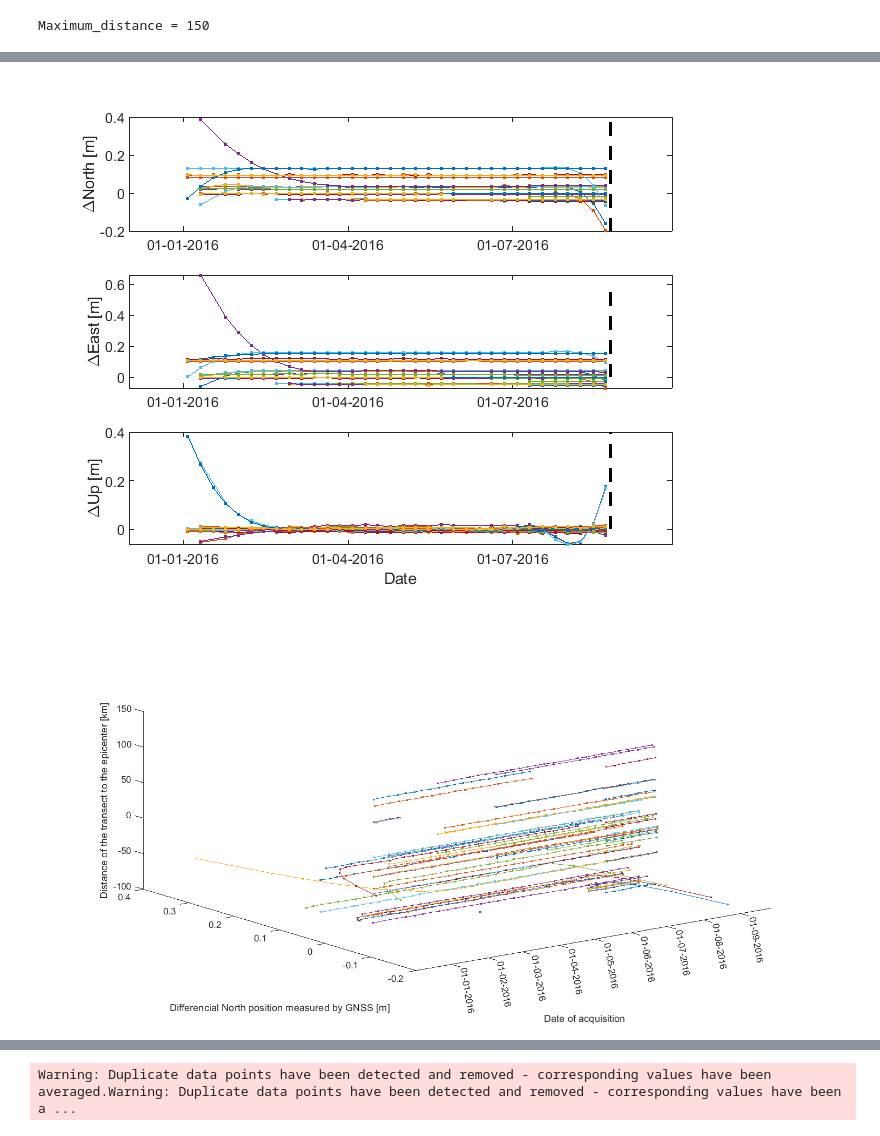
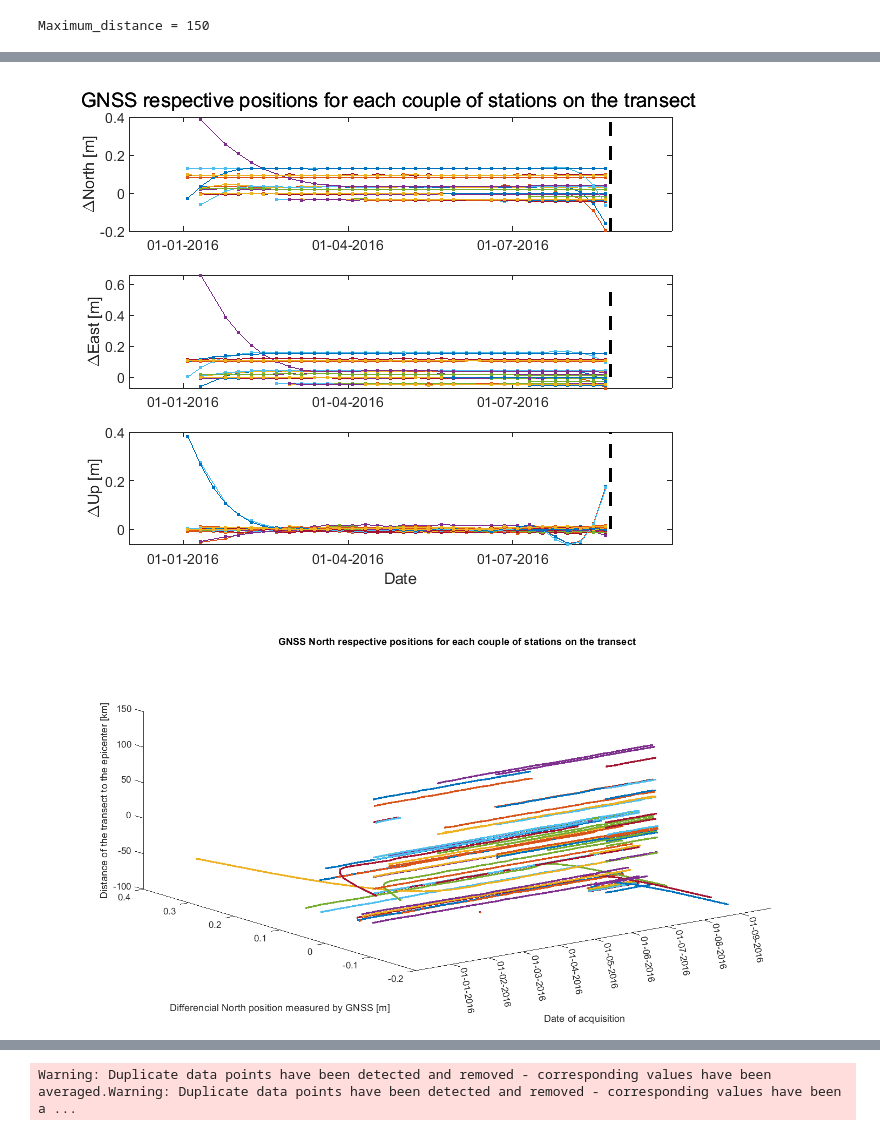
Before and after one commit to dedalomarchetti/SEISMO-VRE, a Jupyter notebook: SEISMO-VRE_Matlab_v1.0.ipynb, the cells around one changed output, grey strips where cells are left out. Drawn from its saved outputs; the diff is of its cells as text; code cells hidden in the pictures.

```diff
--- a/SEISMO-VRE_Matlab_v1.0.ipynb
+++ b/SEISMO-VRE_Matlab_v1.0.ipynb
@@ -487,49 +488,57 @@ subplot(3,1,3)
 datetick('x', 'dd-mm-yyyy', 'keeplimits');
 xlabel('Date')
 ylabel('\DeltaUp [m]');
+sgtitle("GNSS respective positions for each couple of stations on the transect", 'FontSize', 12)
+
 
 % Repeat the previous graph of the time series in a separated 3D plot for time series with the vertical axis
 % in function of the transect distance to the earthquake
+%Preparation of large figure for North component
 figure('Position', [1 1 1200 600])
 for i = 1:size(results_from_perpendicular_stations,1)
     distance_GNSS = results_from_perpendicular_stations{i}.distance;
     data_station = results_from_perpendicular_stations{i}.differences_GNSS;
     time_data_station = results_from_perpendicular_stations{i}.time_differences_GNSS;
-    plot3(time_data_station, data_station(:,1), distance_GNSS*ones(size(time_data_station, 1), 1), '.-');
+    plot3(time_data_station, data_station(:,1), distance_GNSS*ones(size(time_data_station, 1), 1), '.-', 'LineWidth', 2);
     hold on;
 end
 datetick('x', 'dd-mm-yyyy', 'keeplimits');
 xlabel('Date of acquisition')
 ylabel('Differencial North position measured by GNSS [m]')
 zlabel('Distance of the transect to the epicenter [km]');
+title("GNSS North respective positions for each couple of stations on the transect")
 
+%Preparation of large figure for East component
 figure('Position', [1 1 1200 600])
 for i = 1:size(results_from_perpendicular_stations,1)
     distance_GNSS = results_from_perpendicular_stations{i}.distance;
     data_station = results_from_perpendicular_stations{i}.differences_GNSS;
     time_data_station = results_from_perpendicular_stations{i}.time_differences_GNSS;
-    plot3(time_data_station, data_station(:,2), distance_GNSS*ones(size(time_data_station, 1), 1), '.-');
+    plot3(time_data_station, data_station(:,2), distance_GNSS*ones(size(time_data_station, 1), 1), '.-', 'LineWidth', 2);
     hold on;
 end
 datetick('x', 'dd-mm-yyyy', 'keeplimits');
 xlabel('Date of acquisition')
 ylabel('Differencial East position measured by GNSS [m]')
 zlabel('Distance of the transect to the epicenter [km]');
+title("GNSS East respective positions for each couple of stations on the transect")
 
+%Preparation of large figure for Up component
 figure('Position', [1 1 1200 600])
 for i = 1:size(results_from_perpendicular_stations,1)
     distance_GNSS = results_from_perpendicular_stations{i}.distance;
     data_station = results_from_perpendicular_stations{i}.differences_GNSS;
     time_data_station = results_from_perpendicular_stations{i}.time_differences_GNSS;
     plot3(time_data_station, data_station(:,3), distance_GNSS*ones(size(time_data_station, 1), 1), '.-', 'LineWidth', 2);
     hold on;
 end
 datetick('x', 'dd-mm-yyyy', 'keeplimits');
 xlabel('Date of acquisition', 'FontSize', 14)
 ylabel('Differencial Up position measured by GNSS [m]', 'FontSize', 14)
 zlabel('Distance of the transect to the epicenter [km]', 'FontSize', 14);
+title("GNSS Up respective positions for each couple of stations on the transect")
 # %% [output]
 [figure]
 [figure]
-[figure, old version]
+[figure, new version]
-[figure, old version]
+[figure, new version]
```
Also changed, not shown: parts of 2 cells of this notebook.
